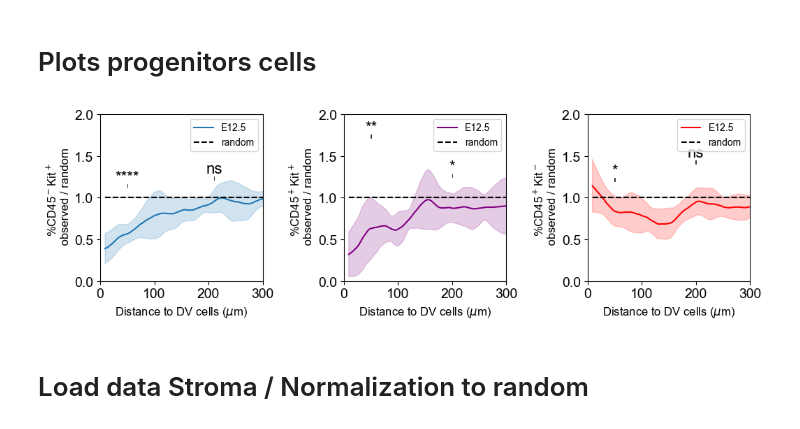
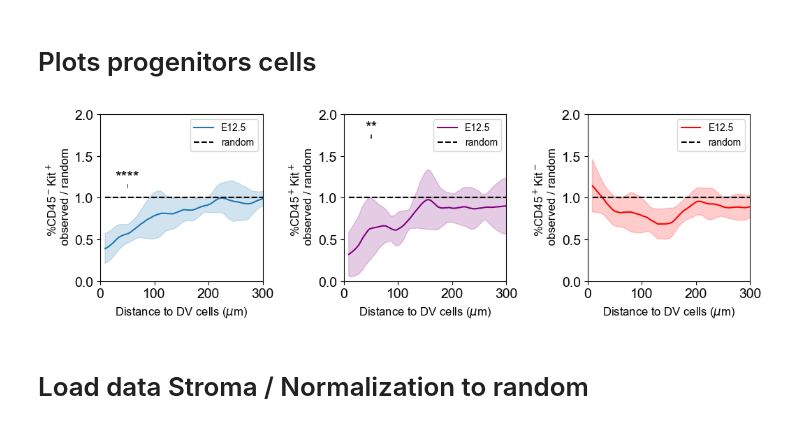
Before and after one commit to BaroudLab/Pyxidis, a Jupyter notebook: Notebooks/Code_figures/Distance_vessel_figure_S4.ipynb, the cells around one changed output. Cells and saved outputs as stored; diff of their text form; code cells hidden in the pictures.

```diff
--- a/Notebooks/Code_figures/Distance_vessel_figure_S4.ipynb
+++ b/Notebooks/Code_figures/Distance_vessel_figure_S4.ipynb
@@ -13,7 +13,7 @@ from scipy import stats
 # %% [markdown]
 # Load data progenitors / Normalization to random
 # %%
-All_data = pandas.read_csv('Data/Distance_to_vessel_progenitors_E12.csv')
+All_data = pandas.read_csv('Data_figures/Distance_to_vessel_progenitors_E12.csv')
 # %%
 Kit_distance_DV_random = All_data.loc[(All_data.progenitor_type == 'CD45-, Kit+') & (All_data.type == 'random_data')]
 Kit_distance_DV = All_data.loc[(All_data.progenitor_type == 'CD45-, Kit+') & (All_data.type == 'observed_data')]
@@ -114,8 +114,7 @@ add_stat_annotation(ax = ax1,
                     hue = 'type',
                     data=Kit_distance_DV_E12,
                     fontsize = 16,
-                    box_pairs=[((50, 'E12.5'), (50, 'random')),
-                               ((210, 'E12.5'), (210, 'random'))],
+                    box_pairs=[((50, 'E12.5'), (50, 'random'))],
                     test='Mann-Whitney',
                     comparisons_correction=None,
                     line_offset_to_box=None,
@@ -156,8 +155,7 @@ add_stat_annotation(ax = ax2,
                     hue = 'type',
                     data=CD45_Kit_distance_DV_E12,
                     fontsize = 16,
-                    box_pairs=[((50, 'E12.5'), (50, 'random')),
-                               ((200, 'E12.5'), (200, 'random'))],
+                    box_pairs=[((50, 'E12.5'), (50, 'random'))],
                     test='Mann-Whitney',
                     comparisons_correction=None,
                     line_offset_to_box=None,
@@ -166,51 +164,34 @@ add_stat_annotation(ax = ax2,
                     loc='inside',
                      linewidth=0.7,
                     verbose=0)
 
 ax3 = fig.add_subplot(gs[0, 2])
 ax3.tick_params(axis='y', labelsize=14, colors='k')
 ax3.tick_params(axis='x', labelsize=14, colors='black')
 sns.lineplot(ax = ax3,
              data = CD45_distance_DV_E12.loc[CD45_distance_DV_E12.type == 'E12.5'],
              x = 'r',
              y = 'mean_smooth_normalized',
              errorbar = 'sd',
              label = 'E12.5',
              color = 'red')
 
 sns.lineplot(ax = ax3,
              data = CD45_distance_DV_E12.loc[CD45_distance_DV_E12.type == 'random'],
              x = 'r',
              y = 'mean_smooth_normalized',
              linestyle='--',
              errorbar = 'sd',
              label = 'random',
              color = 'k')
 ax3.set_ylabel('%CD45$^+$Kit$^-$ \n observed / random', fontsize = 12, c = 'k')
 ax3.set_xlabel('Distance to DV cells ($\mu$m)', fontsize = 12)
 ax3.set_ylim(0.,2)
 ax3.set_xlim(0,300)
 
-add_stat_annotation(ax = ax3,
-                    x="r",
-                    y="mean_smooth_normalized",
-                    hue = 'type',
-                    data=CD45_distance_DV_E12,
-                    fontsize = 16,
-                    box_pairs=[((50, 'E12.5'), (50, 'random')),
-                               ((200, 'E12.5'), (200, 'random'))],
-                    test='Mann-Whitney',
-                    comparisons_correction=None,
-                    line_offset_to_box=None,
-                    line_offset=None,
-                    text_format='star',
-                    loc='inside',
-                     linewidth=0.7,
-                    verbose=0)
-
 plt.show()
 # %% [output]
-[figure, old version]
+[figure, new version]
 # %% [markdown]
 # Load data Stroma / Normalization to random
 # %%
```
Also changed, not shown: parts of 4 cells of this notebook, 4 other files.
